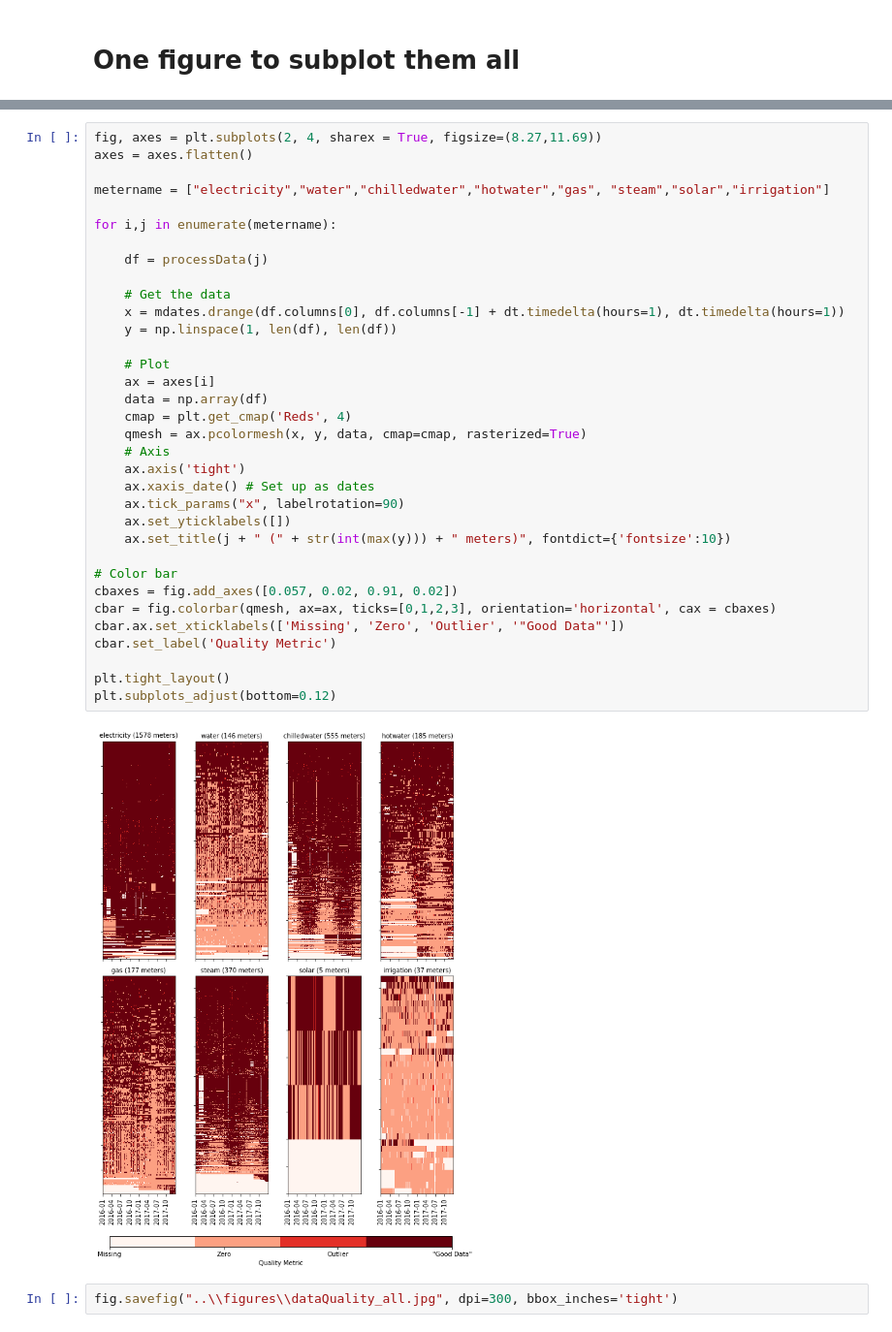
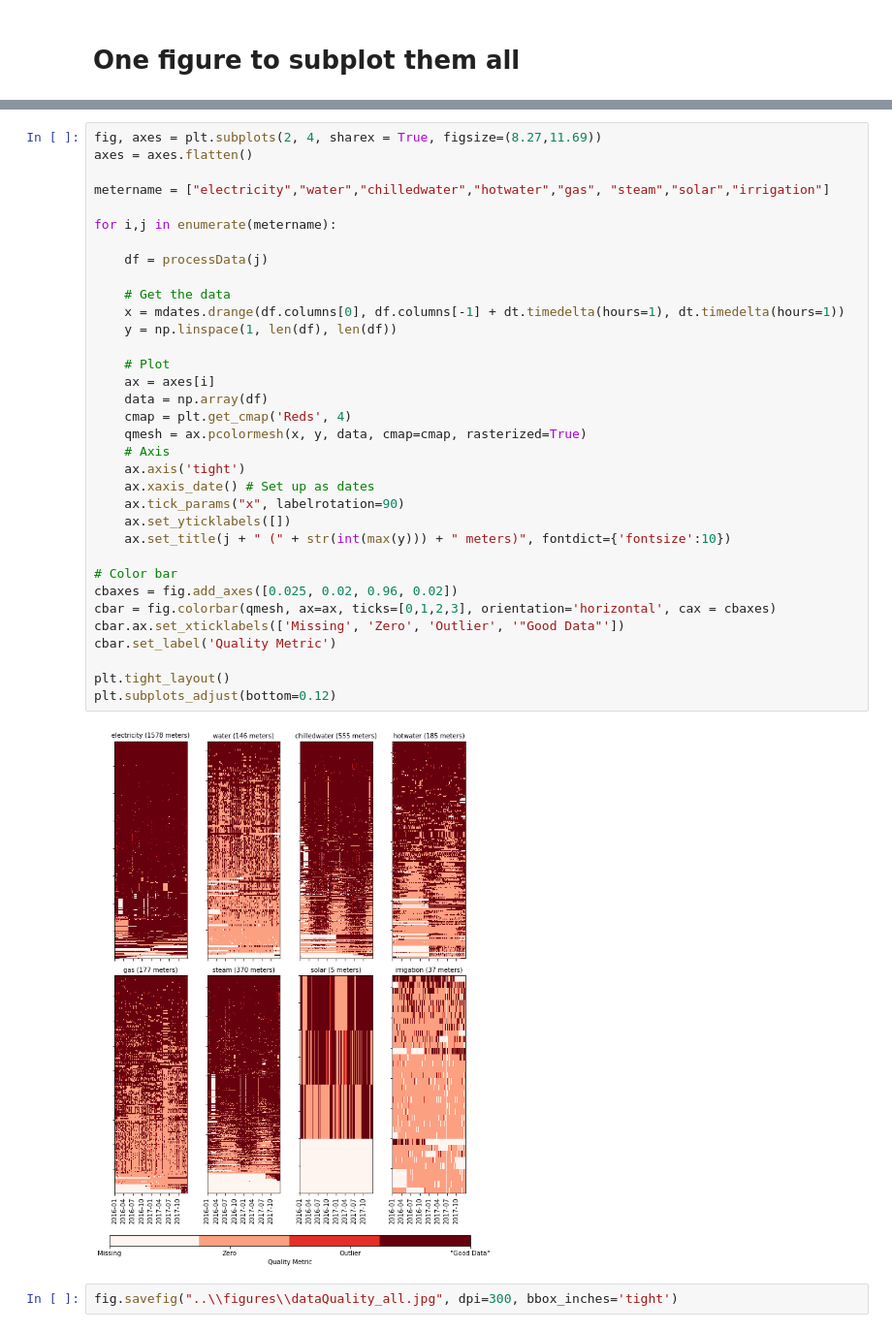
Before and after one commit to buds-lab/building-data-genome-project-2, a Jupyter notebook: notebooks/05_Data-quality.ipynb, the cells around one changed output, grey strips where cells are left out. Shown at 97% size. Drawn from its saved outputs; the diff is of its cells as text.

```diff
--- a/notebooks/05_Data-quality.ipynb
+++ b/notebooks/05_Data-quality.ipynb
@@ -903,34 +903,34 @@ axes = axes.flatten()
 metername = ["electricity","water","chilledwater","hotwater","gas", "steam","solar","irrigation"]
 
 for i,j in enumerate(metername):
 
     df = processData(j)
 
     # Get the data
     x = mdates.drange(df.columns[0], df.columns[-1] + dt.timedelta(hours=1), dt.timedelta(hours=1))
     y = np.linspace(1, len(df), len(df))
 
     # Plot
     ax = axes[i]
     data = np.array(df)
     cmap = plt.get_cmap('Reds', 4)
     qmesh = ax.pcolormesh(x, y, data, cmap=cmap, rasterized=True)
     # Axis
     ax.axis('tight')
     ax.xaxis_date() # Set up as dates
     ax.tick_params("x", labelrotation=90)
     ax.set_yticklabels([])
     ax.set_title(j + " (" + str(int(max(y))) + " meters)", fontdict={'fontsize':10})
 
 # Color bar
-cbaxes = fig.add_axes([0.057, 0.02, 0.91, 0.02])
+cbaxes = fig.add_axes([0.025, 0.02, 0.96, 0.02])
 cbar = fig.colorbar(qmesh, ax=ax, ticks=[0,1,2,3], orientation='horizontal', cax = cbaxes)
 cbar.ax.set_xticklabels(['Missing', 'Zero', 'Outlier', '"Good Data"'])
 cbar.set_label('Quality Metric')
 
 plt.tight_layout()
 plt.subplots_adjust(bottom=0.12)
 # %% [output]
-[figure, old version]
+[figure, new version]
 # %%
 fig.savefig("..\\figures\\dataQuality_all.jpg", dpi=300, bbox_inches='tight')
```
Also changed, not shown: parts of 3 cells of this notebook, 15 other files.
